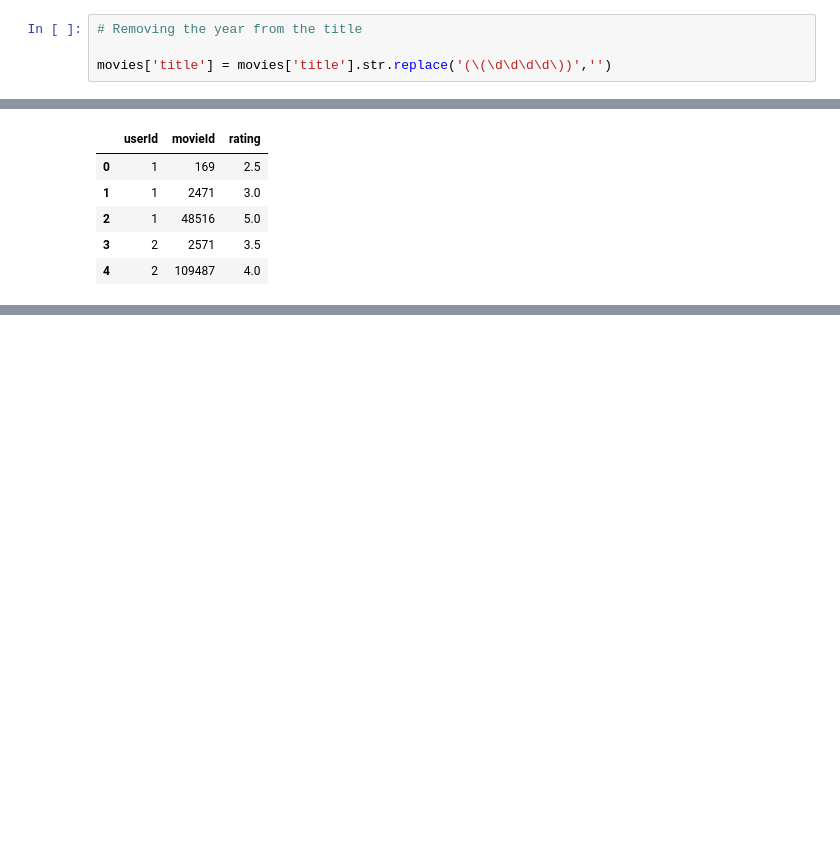
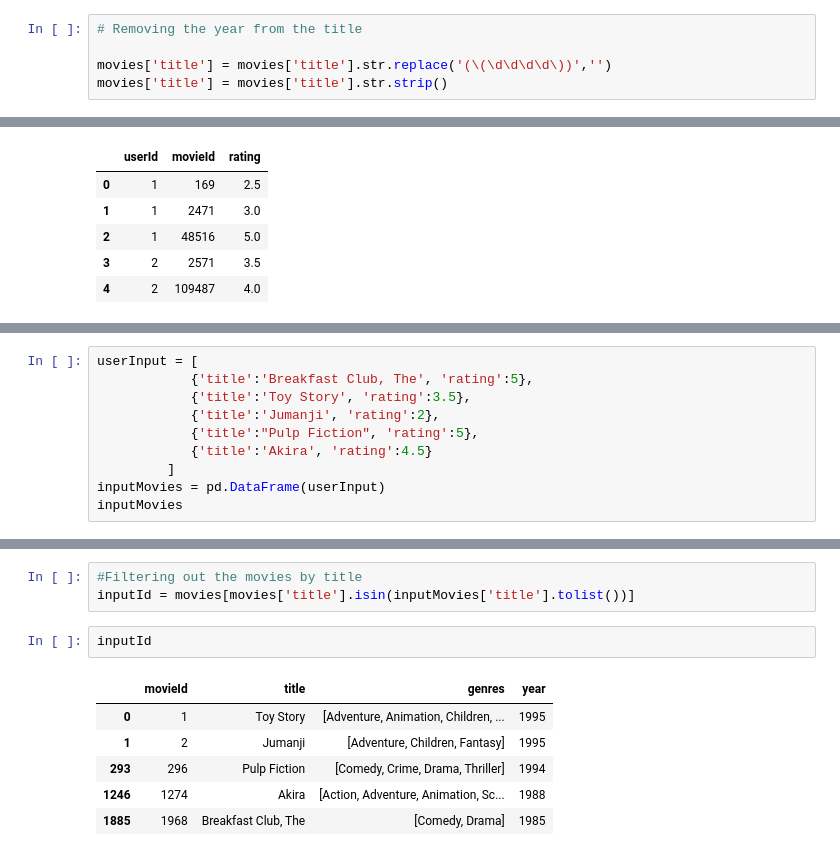
Before and after one commit to infiniteoverflow/Movie-Recommender-System, a Jupyter notebook: Movie Recommender System.ipynb, the cells around one changed output, grey strips where cells are left out. Saved outputs shown, nothing was run; the diff lists cells and outputs as text; blank space fills up the shorter version.

Commit message:
Created the User Rating Profile

```diff
--- a/Movie Recommender System.ipynb
+++ b/Movie Recommender System.ipynb
@@ -87,6 +87,7 @@ movies.head()
 # Removing the year from the title
 
 movies['title'] = movies['title'].str.replace('(\(\d\d\d\d\))','')
+movies['title'] = movies['title'].str.strip()
 # %%
 movies.head()
 # %% [output]
@@ -148,0 +156,10 @@ ratings.head()
+# %%
+userInput = [
+            {'title':'Breakfast Club, The', 'rating':5},
+            {'title':'Toy Story', 'rating':3.5},
+            {'title':'Jumanji', 'rating':2},
+            {'title':"Pulp Fiction", 'rating':5},
+            {'title':'Akira', 'rating':4.5}
+         ]
+inputMovies = pd.DataFrame(userInput)
+inputMovies
@@ -148,0 +178,12 @@ ratings.head()
+# %%
+#Filtering out the movies by title
+inputId = movies[movies['title'].isin(inputMovies['title'].tolist())]
+# %%
+inputId
+# %% [output]
+|  | movieId | title | genres | year |
+| 0 | 1 | Toy Story | [Adventure, Animation, Children, ... | 1995 |
+| 1 | 2 | Jumanji | [Adventure, Children, Fantasy] | 1995 |
+| 293 | 296 | Pulp Fiction | [Comedy, Crime, Drama, Thriller] | 1994 |
+| 1246 | 1274 | Akira | [Action, Adventure, Animation, Sc... | 1988 |
+| 1885 | 1968 | Breakfast Club, The | [Comedy, Drama] | 1985 |
```
Also changed, not shown: parts of 6 cells of this notebook.
